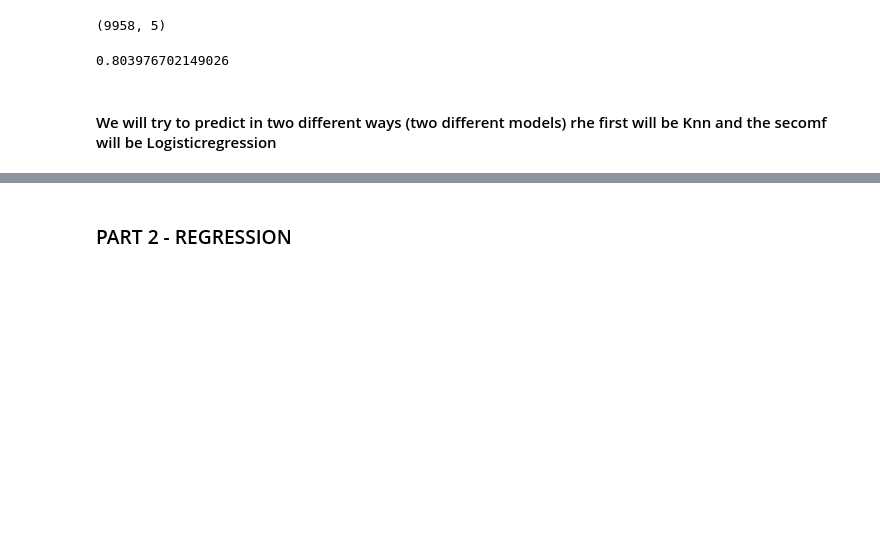
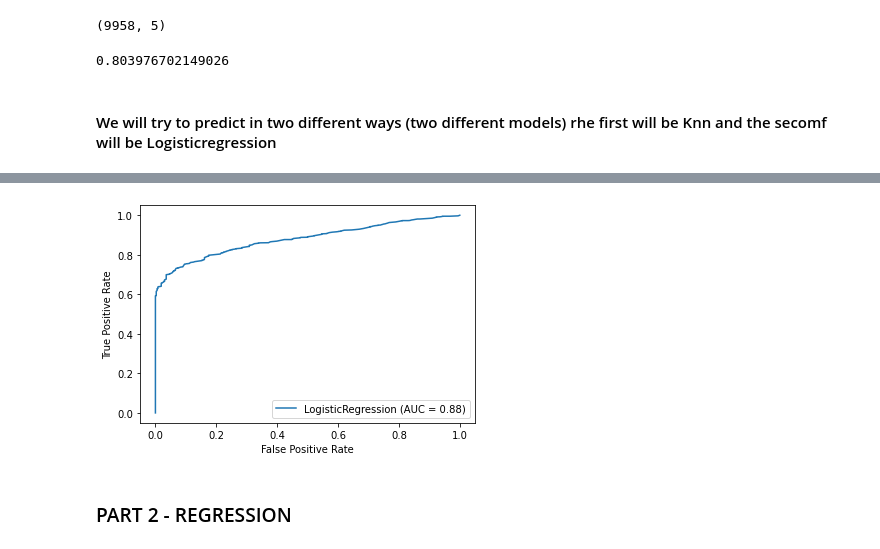
Before and after one commit to GabiDunaevsky/data-science-project, a Jupyter notebook: Notebook3.ipynb, the cells around one changed output, grey strips where cells are left out. Drawn from its saved outputs; the diff is of its cells as text; code cells hidden in the pictures; blank space fills up the shorter version.

```diff
--- a/Notebook3.ipynb
+++ b/Notebook3.ipynb
@@ -362,3 +369,9 @@ weighted avg       0.81      0.83      0.82      2490
+# %%
+#roc curve to the knn model.
+metrics.plot_roc_curve(clf, X_test, y_test)
+plt.show()
+# %% [output]
+[figure, added]
 # %% [markdown]
 ### PART 2 - REGRESSION
 # %%
```
Also changed, not shown: parts of 14 cells of this notebook.
